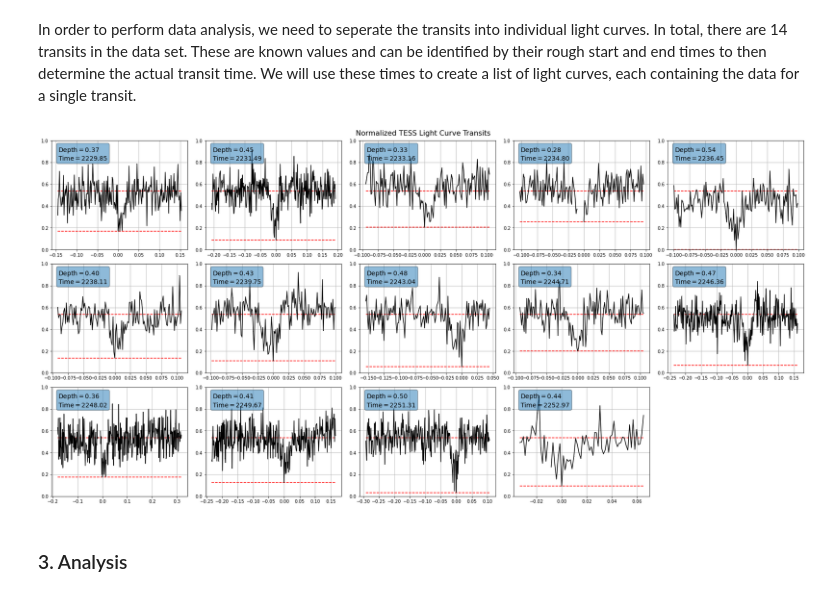
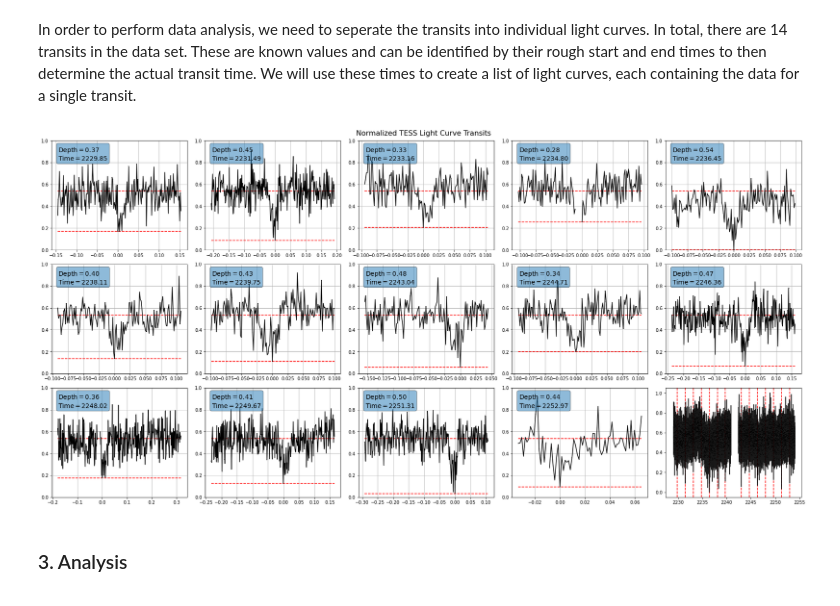
Before and after one commit to tylerbarna/AST5731-projects, a Jupyter notebook: Project1.ipynb, the cells around one changed output. Saved outputs shown, nothing was run; the diff lists cells and outputs as text; code cells hidden in the pictures.

Commit message:
Update Project1.ipynb
added alternate option for the 15th subplot to be a plot of the entire curve marking off each transit

```diff
--- a/Project1.ipynb
+++ b/Project1.ipynb
@@ -296,35 +296,42 @@ def transits(df, times, plot=True, save=False):
             ax = axs.flatten()[idx]
             relative_time = times[key] - transit['TIME']
             ax.errorbar(relative_time, transit['NORM_FLUX'], yerr=transit['NORM_FLUX_ERR'], color='black', label=key)
             #transit.plot(x=relative_time, y='NORM_FLUX', yerr='NORM_FLUX_ERR', ax=ax, color='black', label=key)
             ax.hlines(norm_flux_mean, relative_time.min(), relative_time.max(), color='r', linestyle='--', label='Mean Flux')
             ax.hlines(min_flux, relative_time.min(), relative_time.max(), color='r', linestyle='--', label='Transit Depth')
             ax.set_ylim(0, 1)
             ax.grid()
 
             textstr = '\n'.join((
                 r'$\mathrm{Depth}=%.2f$' % (depths[key], ),
                 r'$\mathrm{Time}=%.2f$' % (times[key], )))
             props = dict(boxstyle='round', alpha=0.5)
             ax.text(0.05, 0.95, textstr, transform=ax.transAxes, fontsize=14,
             verticalalignment='top', bbox=props)
 
         idx+=1
     ## hide the empty subplot
-    axs.flatten()[14].set_visible(False)
+    #axs.flatten()[14].set_visible(False)
+
+    ## Alternte option: on the 14th subplot, plot the entire light curve with axv lines for each transit
+    ax = axs.flatten()[14]
+    ax.errorbar(df['TIME'], df['NORM_FLUX'], yerr=df['NORM_FLUX_ERR'], color='black', label='Normalized Flux',alpha=0.9)
+    #ax.hlines(norm_flux_mean, df['TIME'].min(), df['TIME'].max(), color='r', linestyle='--', label='Mean Flux')
+    [ax.axvline(x=times[key], color='r', linestyle='--') for key in times.keys()]
+
     fig.suptitle('Normalized TESS Light Curve Transits', fontsize=16)
     plt.tight_layout()
     fig.save('transits.png') if save else None
     plt.show();
     ## combine dictionaries into one before converting into a dataframe
     tDict = {'Transit': list(times.keys()), 'Time': list(times.values()),'Depth': list(depths.values())}
     tdf = pd.DataFrame.from_dict(tDict)
 
     return tdf
 
 tdf = transits(df=df, times=transit_times, plot=True, save=False)
 # %% [output]
-[figure, old version]
+[figure, new version]
 # %% [markdown]
 ### 3. Analysis
 <a id='analysis'></a>
```
